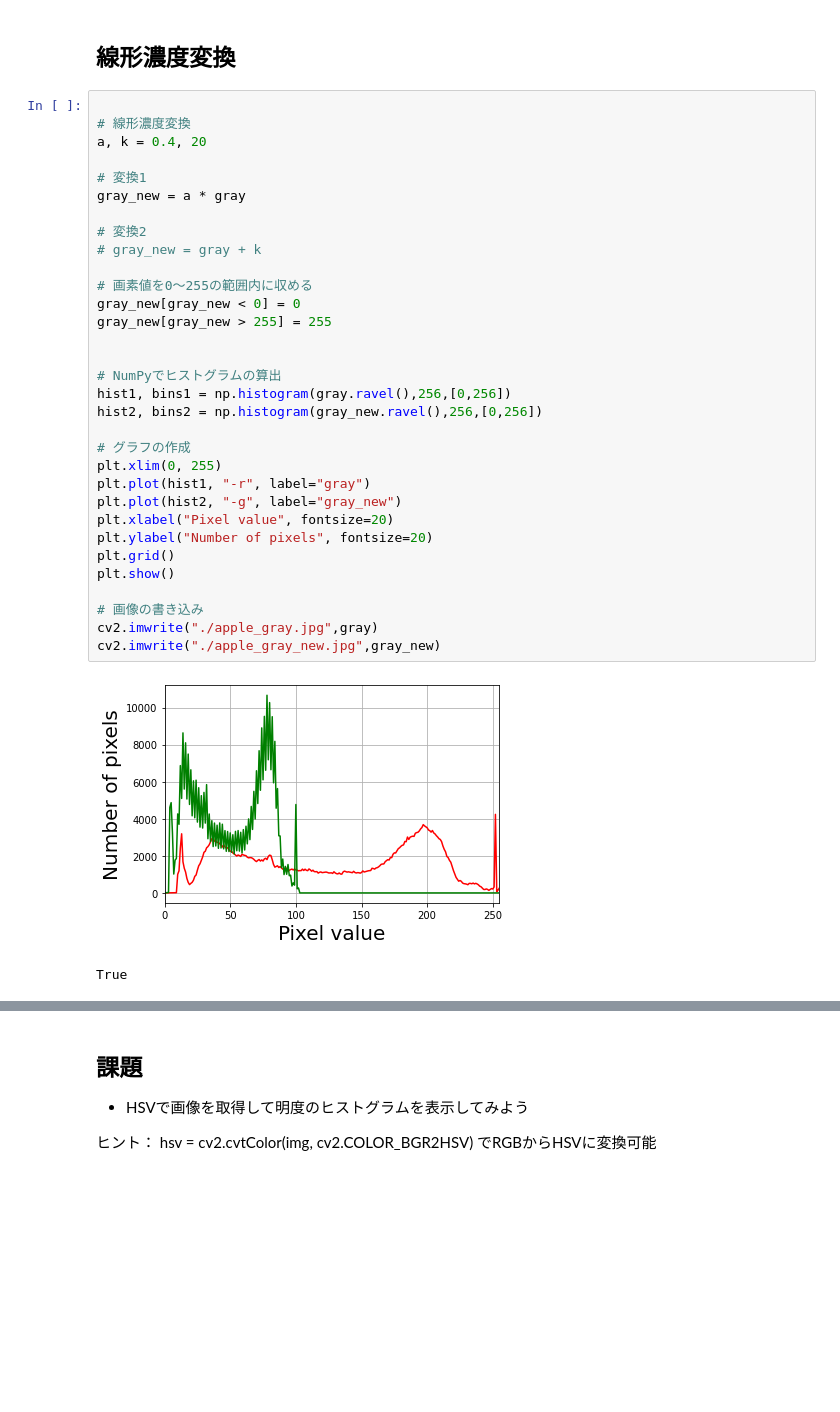
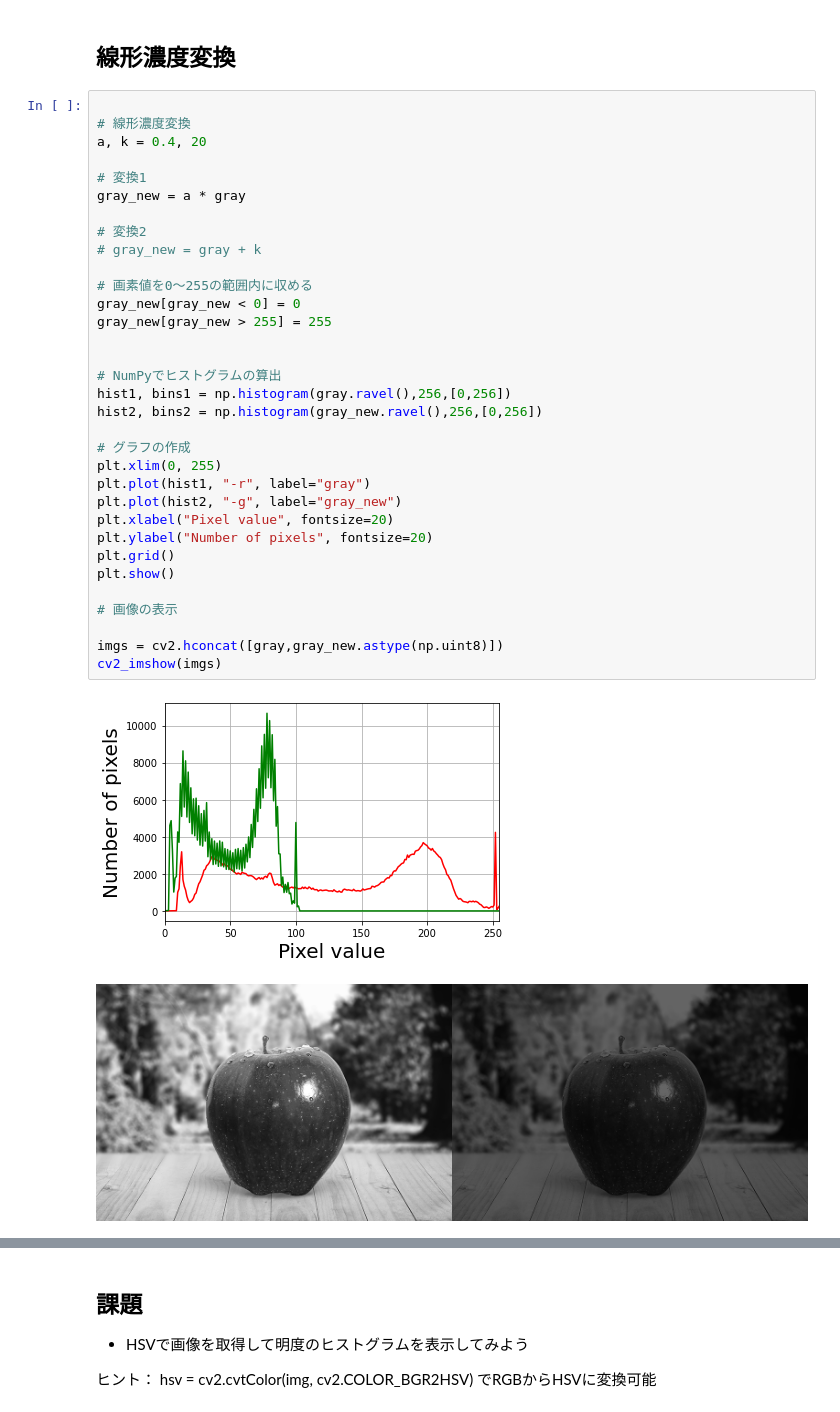
Before and after one commit to KIrie-0217/Python_practice, a Jupyter notebook: 画像処理の基礎_ヒストグラム.ipynb, the cells around one changed output, grey strips where cells are left out. Saved outputs shown, nothing was run; the diff lists cells and outputs as text; blank space fills up the shorter version.

```diff
--- a/画像処理の基礎_ヒストグラム.ipynb
+++ b/画像処理の基礎_ヒストグラム.ipynb
@@ -84,34 +86,35 @@ plt.show()
 
 # 線形濃度変換
 a, k = 0.4, 20
 
 # 変換1
 gray_new = a * gray
 
 # 変換2
 # gray_new = gray + k
 
 # 画素値を0～255の範囲内に収める
 gray_new[gray_new < 0] = 0
 gray_new[gray_new > 255] = 255
 
 
 # NumPyでヒストグラムの算出
 hist1, bins1 = np.histogram(gray.ravel(),256,[0,256])
 hist2, bins2 = np.histogram(gray_new.ravel(),256,[0,256])
 
 # グラフの作成
 plt.xlim(0, 255)
 plt.plot(hist1, "-r", label="gray")
 plt.plot(hist2, "-g", label="gray_new")
 plt.xlabel("Pixel value", fontsize=20)
 plt.ylabel("Number of pixels", fontsize=20)
 plt.grid()
 plt.show()
 
-# 画像の書き込み
-cv2.imwrite("./apple_gray.jpg",gray)
-cv2.imwrite("./apple_gray_new.jpg",gray_new)
+# 画像の表示
+
+imgs = cv2.hconcat([gray,gray_new.astype(np.uint8)])
+cv2_imshow(imgs)
 # %% [output]
 [figure]
-True
+[figure, added]
```
Also changed, not shown: parts of 4 cells of this notebook.
